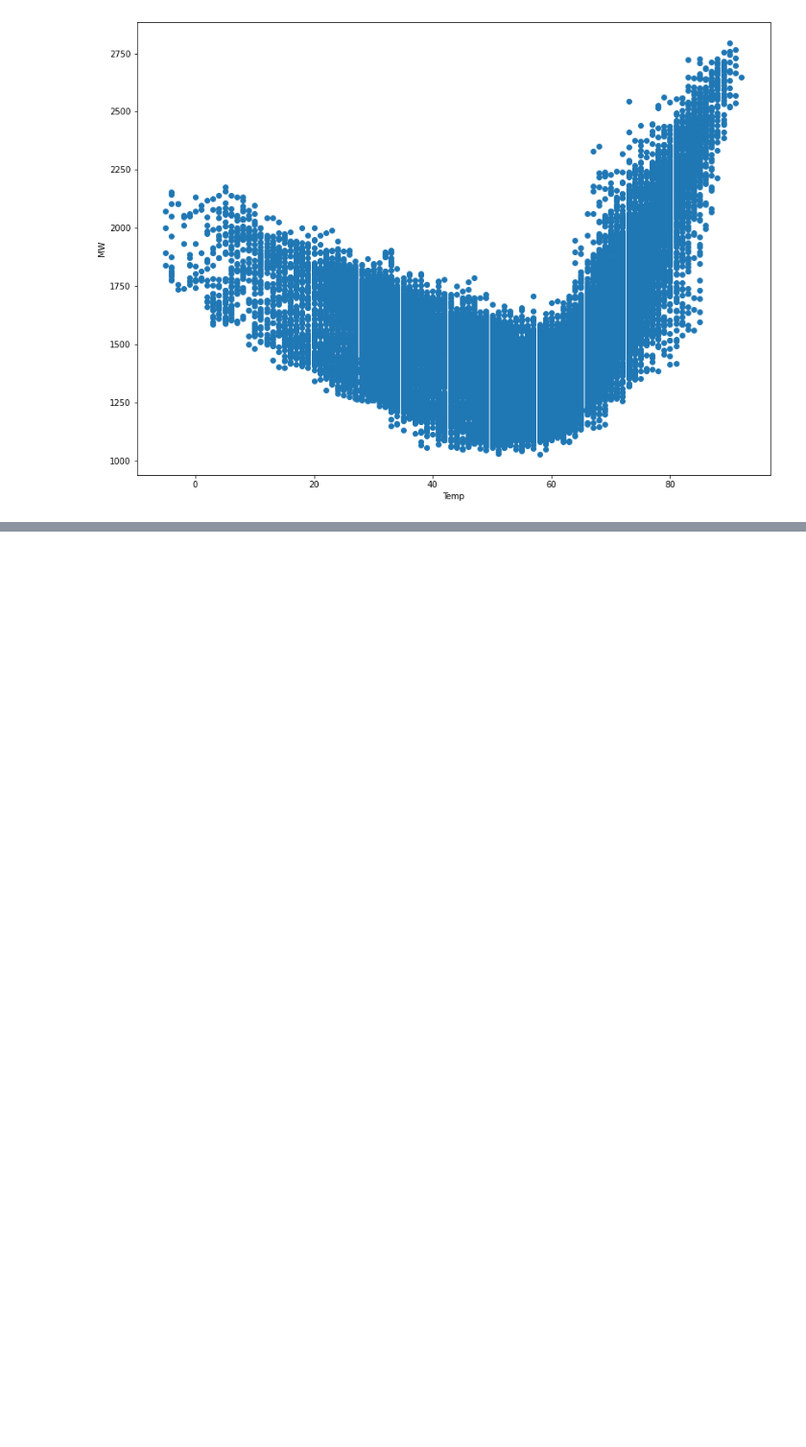
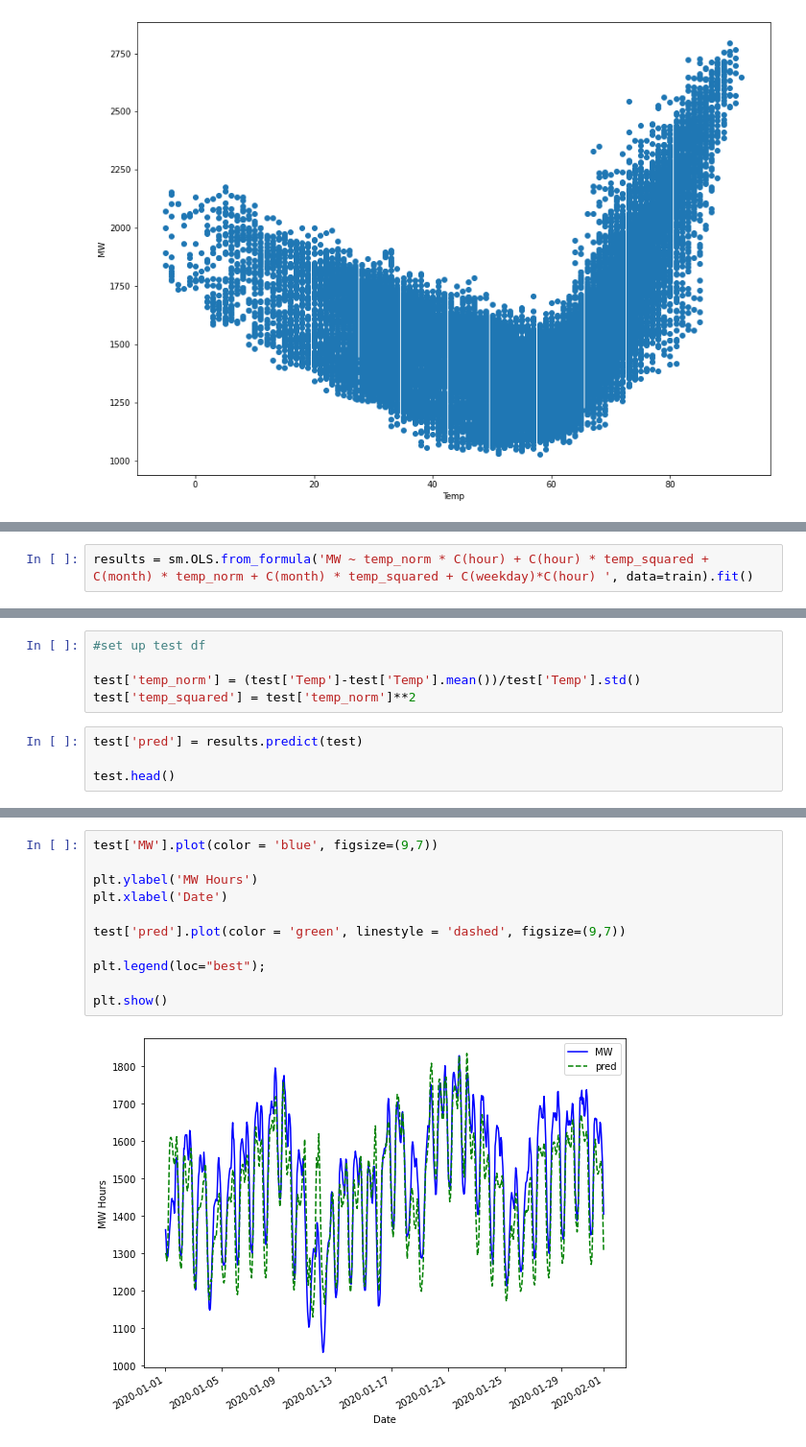
Before and after one commit to toriwalker119/timeseries_analysis, a Jupyter notebook: TimeSeries.ipynb, the cells around one changed output, grey strips where cells are left out. Shown at 96% size. Saved outputs shown, nothing was run; the diff lists cells and outputs as text; blank space fills up the shorter version.

```diff
--- a/TimeSeries.ipynb
+++ b/TimeSeries.ipynb
@@ -205,0 +298,2 @@ plt.show()
+# %%
+results = sm.OLS.from_formula('MW ~ temp_norm * C(hour) + C(hour) * temp_squared + C(month) * temp_norm + C(month) * temp_squared + C(weekday)*C(hour) ', data=train).fit()
@@ -205,0 +345,9 @@ plt.show()
+# %%
+#set up test df
+
+test['temp_norm'] = (test['Temp']-test['Temp'].mean())/test['Temp'].std()
+test['temp_squared'] = test['temp_norm']**2
+# %%
+test['pred'] = results.predict(test)
+
+test.head()
@@ -205,0 +362,13 @@ plt.show()
+# %%
+test['MW'].plot(color = 'blue', figsize=(9,7))
+
+plt.ylabel('MW Hours')
+plt.xlabel('Date')
+
+test['pred'].plot(color = 'green', linestyle = 'dashed', figsize=(9,7))
+
+plt.legend(loc="best");
+
+plt.show()
+# %% [output]
+[figure, added]
```
Also changed, not shown: parts of 75 cells of this notebook.
